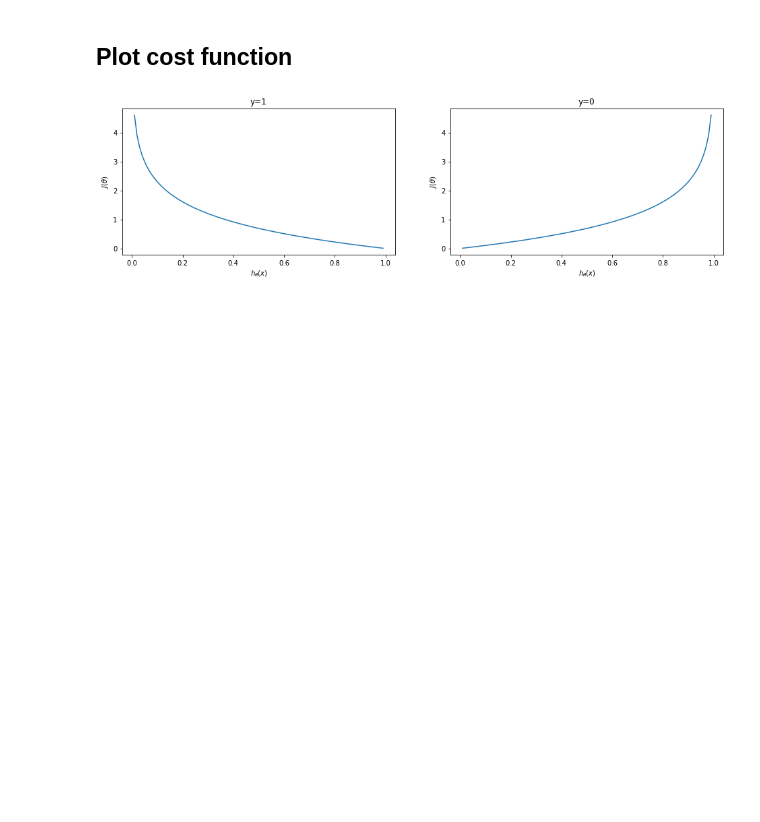
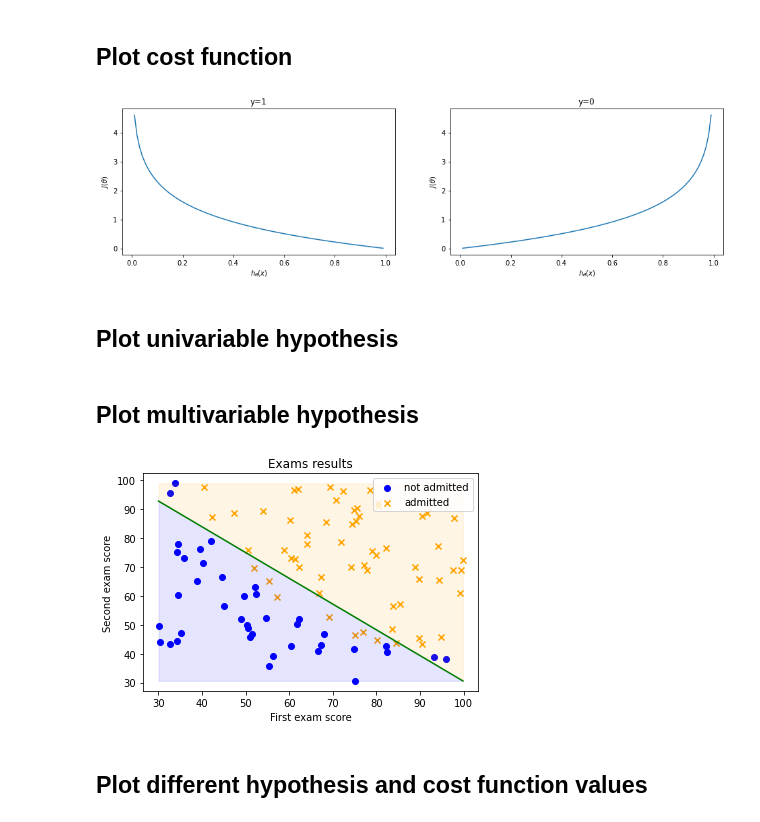
Before and after one commit to Michael-Wisniewski/machine-learning-algorithms, a Jupyter notebook: src/Logistic regression algorithms.ipynb, the cells around one changed output. Cells and saved outputs as stored; diff of their text form; code cells hidden in the pictures; blank space fills up the shorter version.

```diff
--- a/src/Logistic regression algorithms.ipynb
+++ b/src/Logistic regression algorithms.ipynb
@@ -122,3 +122,5 @@ plt.plot(h_xs, J_vals)
 plt.show()
 # %% [output]
 [figure]
+# %% [markdown]
+## Plot univariable hypothesis
@@ -124,0 +129,43 @@ plt.show()
+# %% [markdown]
+## Plot multivariable hypothesis
+# %%
+import numpy as np
+from matplotlib import pyplot as plt
+
+# Columns: first exam score, second exam score, admitted into a university
+data = np.loadtxt('datasets/exams_results.csv', delimiter=',')
+X = data[:, [0,1]]
+y = data[:, 2]
+
+# Plot data
+plt.title('Exams results')
+plt.xlabel('First exam score')
+plt.ylabel('Second exam score')
+not_admitted = plt.scatter(*X[y==0].T, marker='o', color='blue')
+admitted = plt.scatter(*X[y==1].T, marker='x', color='orange')
+plt.legend(
+    (not_admitted, admitted),
+    ('not admitted', 'admitted'),
+    loc='upper right'
+)
+# Plot hypothesis
+theta = np.mat([[120], [-0.45], [-0.45]])
+
+x1_min, x1_max = np.min(X[:, 0]), np.max(X[:, 0])
+x2_min, x2_max = np.min(X[:, 1]), np.max(X[:, 1])
+
+args = np.mat([
+    [1, x1_min, x2_min],
+    [1, x1_max, x2_max],
+])
+pred = args * theta
+plt.plot(args[:,1], pred, color='green')
+
+plt.fill_between(args[:,1].A1, pred.A1, x2_min, color='blue', alpha=0.1)
+plt.fill_between(args[:,1].A1, pred.A1, x2_max, color='orange', alpha=0.1)
+
+plt.show()
+# %% [output]
+[figure, added]
+# %% [markdown]
+## Plot different hypothesis and cost function values
```
Also changed, not shown: parts of 5 cells of this notebook, 3 other files.
